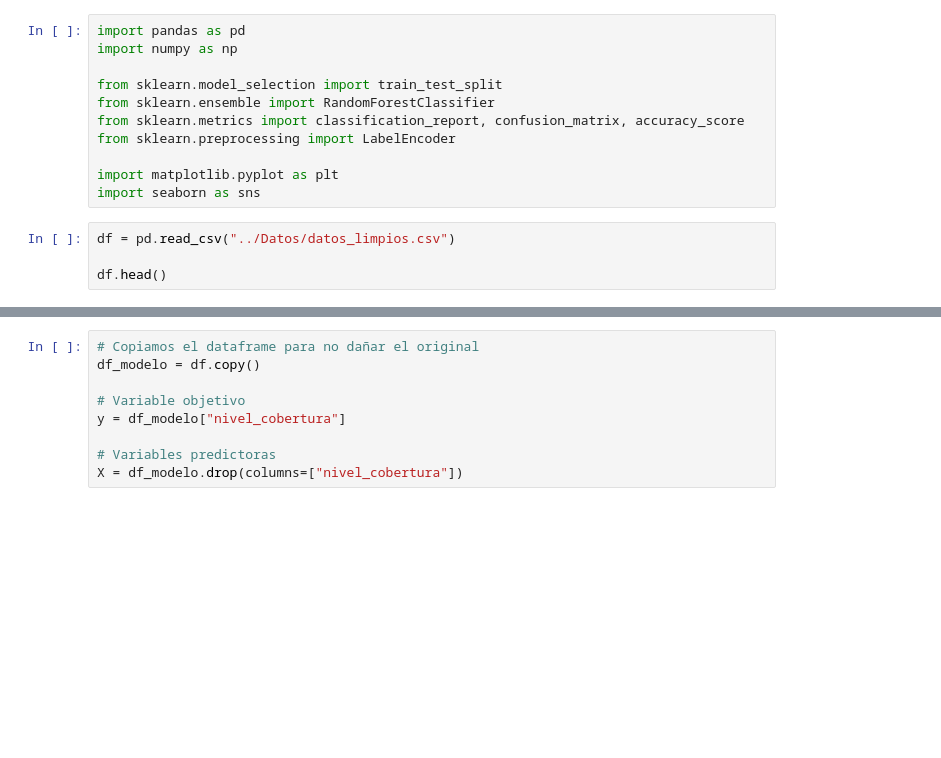
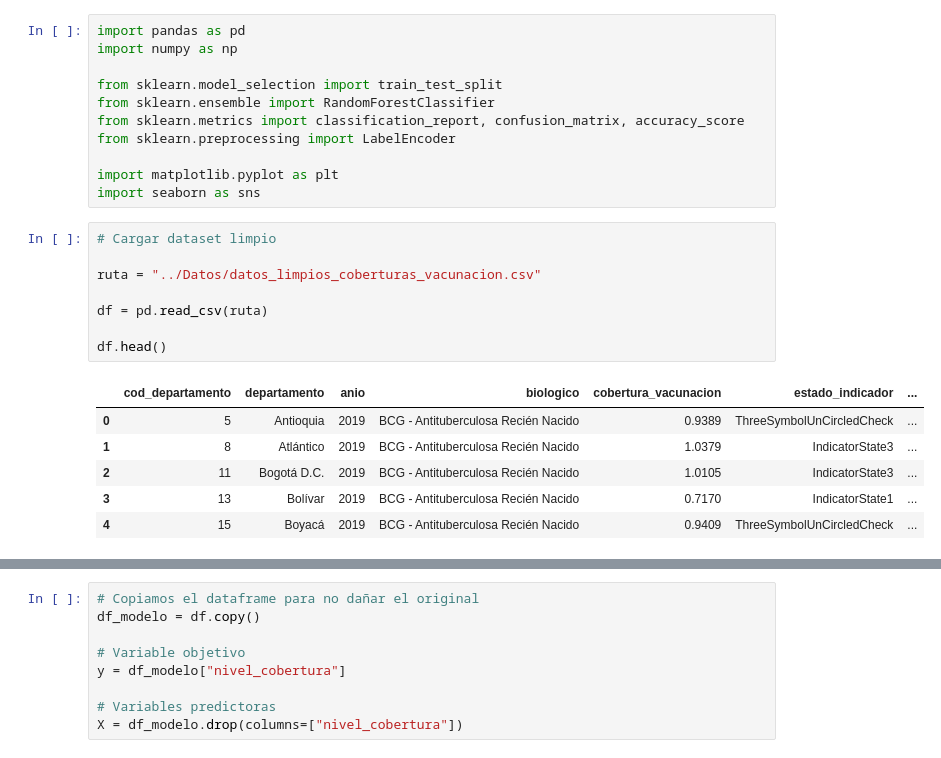
Before and after one commit to Lau-Carvajal/Coberturas-administrativas-de-vacunaci-n-por-departamento, a Jupyter notebook: Modelos/03_random_forest.ipynb, the cells around one changed output, grey strips where cells are left out. Saved outputs shown, nothing was run; the diff lists cells and outputs as text; blank space fills up the shorter version.

```diff
--- a/Modelos/03_random_forest.ipynb
+++ b/Modelos/03_random_forest.ipynb
@@ -10,8 +10,19 @@ from sklearn.preprocessing import LabelEncoder
 import matplotlib.pyplot as plt
 import seaborn as sns
 # %%
-df = pd.read_csv("../Datos/datos_limpios.csv")
+# Cargar dataset limpio
+
+ruta = "../Datos/datos_limpios_coberturas_vacunacion.csv"
+
+df = pd.read_csv(ruta)
 
 df.head()
+# %% [output]
+|  | cod_departamento | departamento | anio | biologico | cobertura_vacunacion | estado_indicador | ... |
+| 0 | 5 | Antioquia | 2019 | BCG - Antituberculosa Recién Nacido | 0.9389 | ThreeSymbolUnCircledCheck | ... |
+| 1 | 8 | Atlántico | 2019 | BCG - Antituberculosa Recién Nacido | 1.0379 | IndicatorState3 | ... |
+| 2 | 11 | Bogotá D.C. | 2019 | BCG - Antituberculosa Recién Nacido | 1.0105 | IndicatorState3 | ... |
+| 3 | 13 | Bolívar | 2019 | BCG - Antituberculosa Recién Nacido | 0.7170 | IndicatorState1 | ... |
+| 4 | 15 | Boyacá | 2019 | BCG - Antituberculosa Recién Nacido | 0.9409 | ThreeSymbolUnCircledCheck | ... |
 # %%
 df.info()
```
Also changed, not shown: parts of 9 cells of this notebook, 1 other file.
